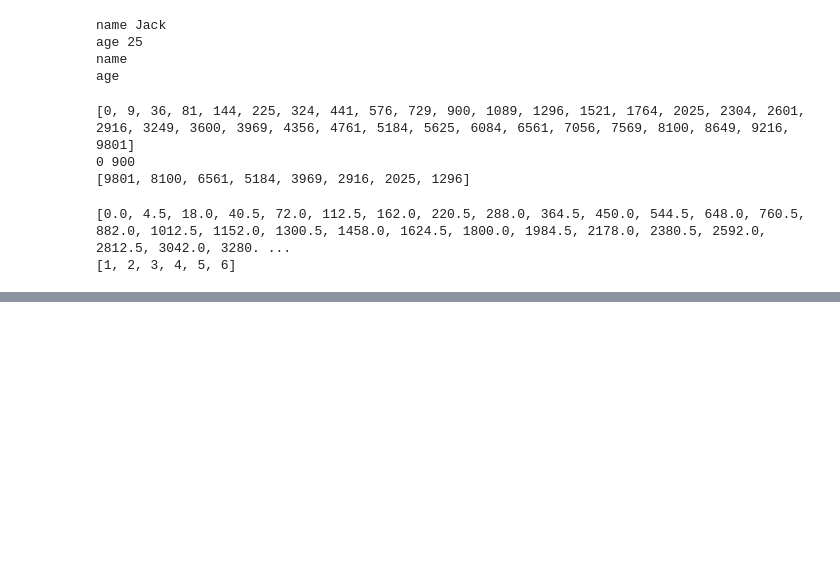
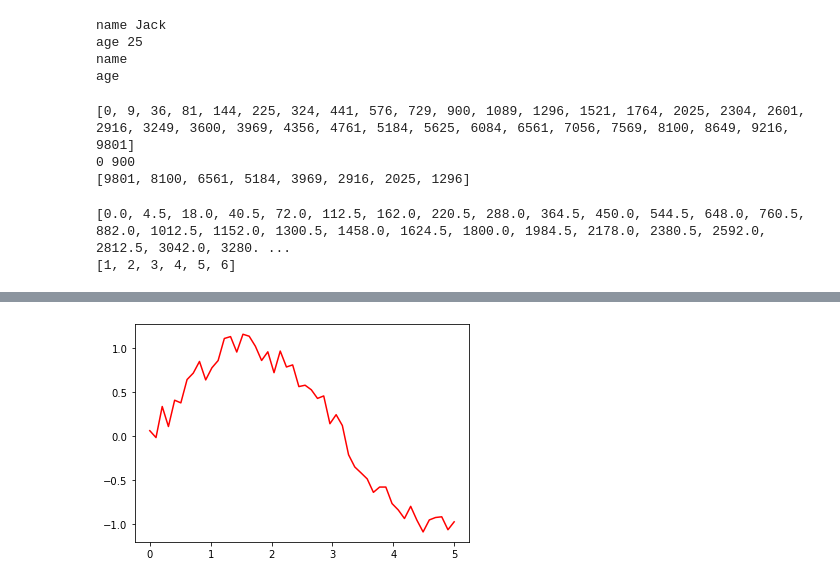
Before and after one commit to ulstu/ml, a Jupyter notebook: ml_course_en/lecture02. Basics of python/lec01.ipynb, the cells around one changed output, grey strips where cells are left out. Drawn from its saved outputs; the diff is of its cells as text; code cells hidden in the pictures; blank space fills up the shorter version.

```diff
--- a/ml_course_en/lecture02. Basics of python/lec01.ipynb
+++ b/ml_course_en/lecture02. Basics of python/lec01.ipynb
@@ -276,0 +376,13 @@ print(l3)
+# %%
+import random as r
+import matplotlib.pyplot as plt
+import math
+import numpy
+
+x = np.linspace(0, 5, 50)
+y = [math.sin(i) + r.uniform(-0.2, 0.2) for i in x]
+
+plt.plot(x, y, 'r')
+plt.show()
+# %% [output]
+[figure, added]
```
Also changed, not shown: parts of 12 cells of this notebook, 2 other files.
